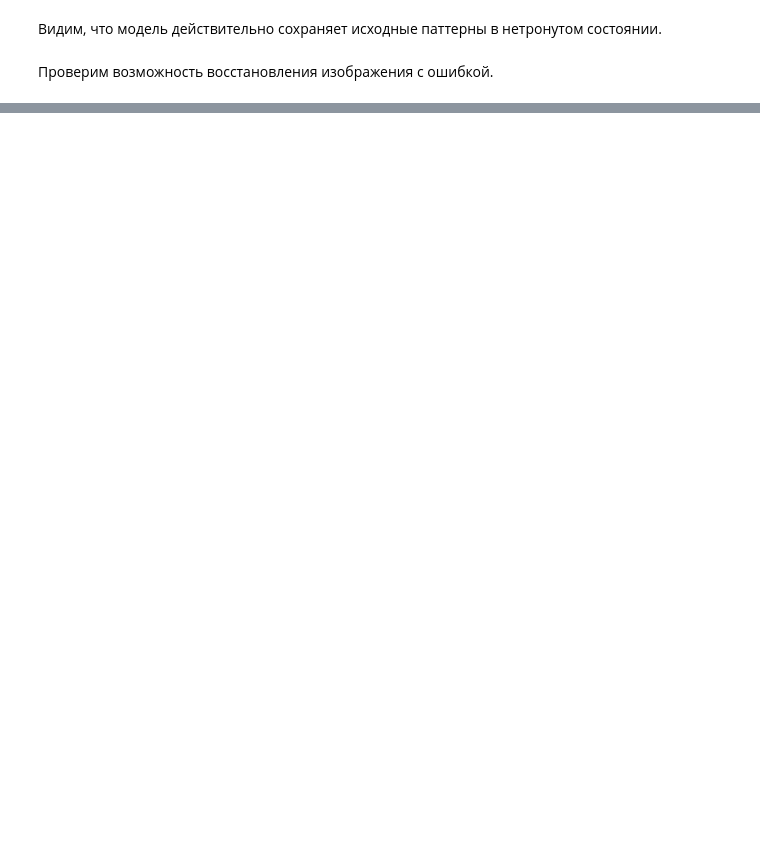
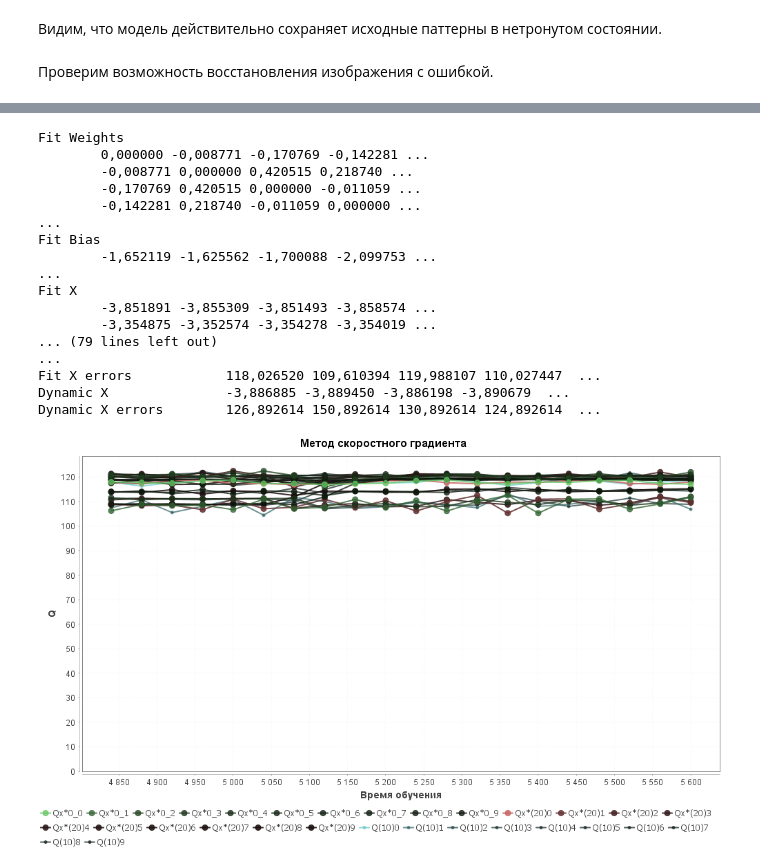
Before and after one commit to paranormalKrono/intro-ml, a Jupyter notebook: notebooks/Hopfield_Network.ipynb, the cells around one changed output, grey strips where cells are left out. Drawn from its saved outputs; the diff is of its cells as text; code cells hidden in the pictures; blank space fills up the shorter version.

Commit message:
Velocity gradient works.

```diff
--- a/notebooks/Hopfield_Network.ipynb
+++ b/notebooks/Hopfield_Network.ipynb
@@ -713,0 +1550,3 @@ threshold: Double = 1500.0
+# %%
+hopfield.add(new HopfieldHebb(state_size_mono, 3.5))
+hopfield.fit(FitType.Hebb, patterns_numbers)
@@ -713,0 +1726,6 @@ threshold: Double = 1500.0
+# %%
+val iters = 1
+hopfield_double.fit(FitType.VelocityGradient, patterns_numbers, iters)
+println(f"\n\n After ${iters} fit iterations\n")
+
+show_velg(hopfield_double, hopfield_errors, 6)
@@ -713,0 +1754,5 @@ threshold: Double = 1500.0
+# %%
+show_velg(hopfield_double, hopfield_errors, 4)
+hopfield_double.fit(FitType.VelocityGradient, patterns_numbers, 100)
+println(f"\n\n After ${100} fit iterations\n\n")
+show_velg(hopfield_double, hopfield_errors, 4)
@@ -713,0 +1780,5 @@ threshold: Double = 1500.0
+# %%
+show_velg(hopfield_double, hopfield_errors, 6)
+hopfield_double.fit(FitType.VelocityGradient, patterns_numbers, 2000)
+println(f"\n\n After ${2000} fit iterations\n\n")
+show_velg(hopfield_double, hopfield_errors, 6)
@@ -713,0 +1804,23 @@ threshold: Double = 1500.0
+# %%
+show_velg(hopfield_double, hopfield_errors, 4)
+test_velgrad_fit(hopfield_double, hopfield_errors, patterns_numbers, show_steps = 20, fit_steps = 20, bound = 1000)
+show_velg(hopfield_double, hopfield_errors, 4)
+# %% [output]
+Fit Weights
+        0,000000 -0,008771 -0,170769 -0,142281 ...
+        -0,008771 0,000000 0,420515 0,218740 ...
+        -0,170769 0,420515 0,000000 -0,011059 ...
+        -0,142281 0,218740 -0,011059 0,000000 ...
+...
+Fit Bias
+        -1,652119 -1,625562 -1,700088 -2,099753 ...
+...
+Fit X
+        -3,851891 -3,855309 -3,851493 -3,858574 ...
+        -3,354875 -3,352574 -3,354278 -3,354019 ...
+... (79 lines left out)
+...
+Fit X errors            118,026520 109,610394 119,988107 110,027447  ...
+Dynamic X               -3,886885 -3,889450 -3,886198 -3,890679  ...
+Dynamic X errors        126,892614 150,892614 130,892614 124,892614  ...
+[figure, added]
```
Also changed, not shown: parts of 83 cells of this notebook, 36 other files.
